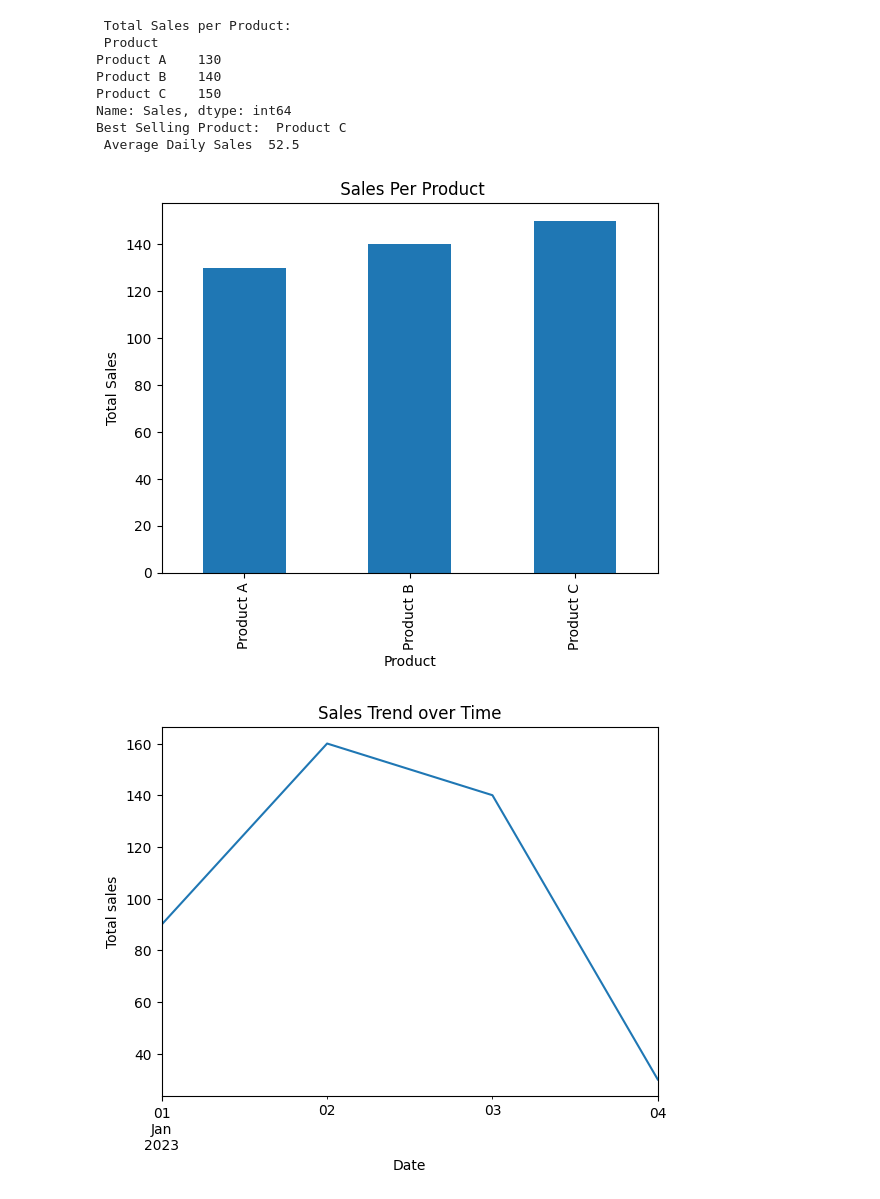
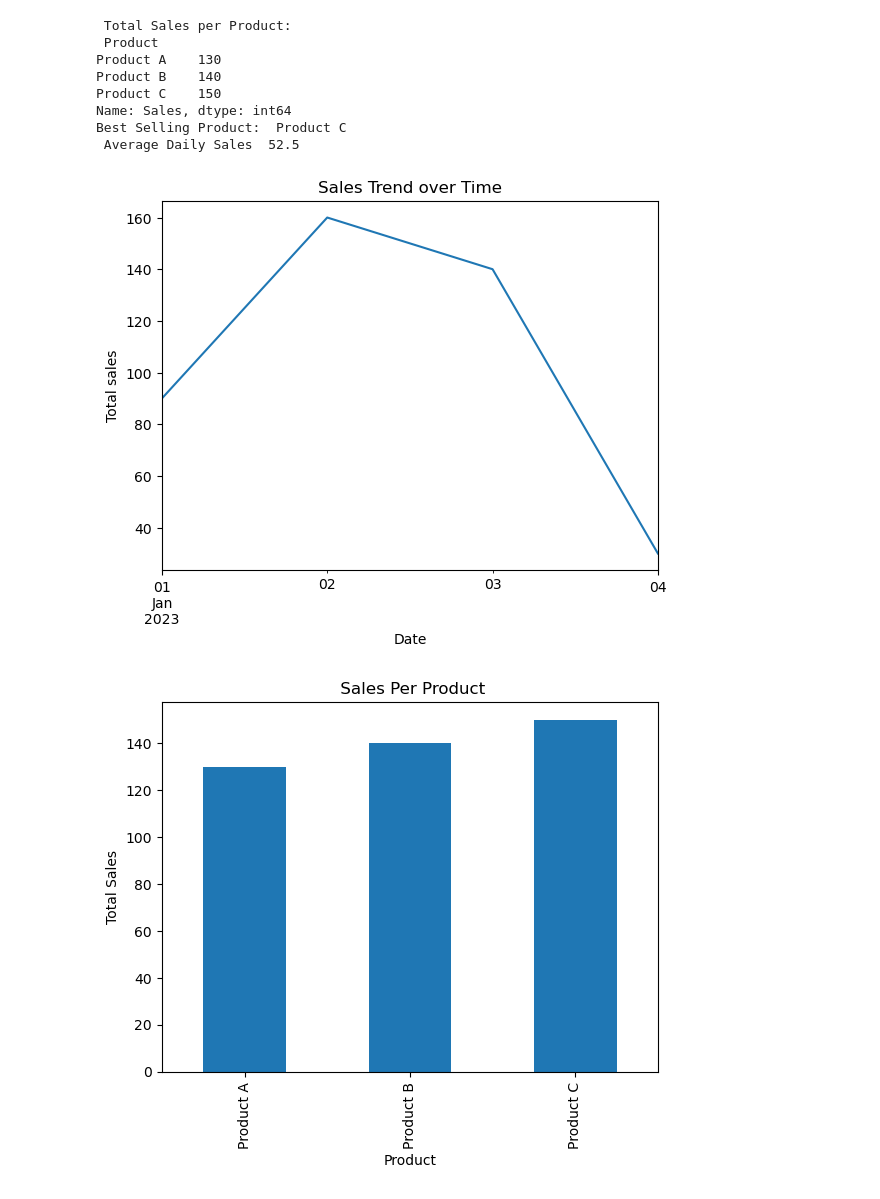
Before and after one commit to informatykaw21/data_engineering_project, a Jupyter notebook: Data_Engineering_Project.ipynb, the cells around one changed output. Cells and saved outputs as stored; diff of their text form; code cells hidden in the pictures.

```diff
--- a/Data_Engineering_Project.ipynb
+++ b/Data_Engineering_Project.ipynb
@@ -2,39 +2,48 @@
 import pandas as pd
 import matplotlib.pyplot as plt
 
-# Read Data: Load the CSV data into a Pandas DataFrame.
 
+'''
+Python class RetailSalesAnalyzer with methods for loading data, cleaning, calculating statistics.
+'''
 class RetailSalesAnalyzer:
   def __init__(self):
     self.data = pd.read_csv('retail_sales.csv')
     self.data['Date'] = pd.to_datetime(self.data['Date'])
 
-#  Data Cleaning
-# remove rows with missing values in any column.
 
   def data_clean(self):
+    '''
+    Remove rows with missing values in any column.
+    '''
     self.data.dropna(inplace=True)
 
-# Class and Function
-# Python class RetailSalesAnalyzer with methods for  loading data,calculating statistics.
 
-# Data Manipulation and Analysis
-
-# Calculate total sales per product.
   def total_sales_per_product(self):
+    '''
+    Calculate total sales per product.
+    '''
     return self.data.groupby('Product')['Sales'].sum()
 
-#  Identify the best-selling product.
 
   def best_selling_product(self):
+    '''
+    Identify the best-selling product.
+    '''
     return self.total_sales_per_product().sort_values(ascending=False).index[0]
 
-# Compute average daily sales
 
   def average_daily_Sales(self):
+    '''
+    Compute average daily sales.
+    '''
     return self.data['Sales'].mean()
 
+
   def plot_sales_trend(self):
+    '''
+    Total sales over time visualisation
+    '''
     self.data.groupby('Date')['Sales'].sum().plot(kind='line')
     plt.title('Sales Trend over Time')
     plt.xlabel('Date')
@@ -42,32 +51,36 @@ class RetailSalesAnalyzer:
     plt.show()
 
   def plot_sales_per_product(self):
+    '''
+    Total sales grouped by products visualisation
+    '''
     self.total_sales_per_product().plot(kind='bar')
     plt.title(" Sales Per Product")
     plt.xlabel('Product')
     plt.ylabel('Total Sales')
     plt.show()
 # %%
-#instance of RetailSalesAnalyzer, calls its method
 
+'''
+instance of RetailSalesAnalyzer, calls its method
+'''
 analyzer = RetailSalesAnalyzer()
-
 #displays the results
 print(' Total Sales per Product: \n', analyzer.total_sales_per_product())
 print('Best Selling Product: ', analyzer.best_selling_product())
 print(' Average Daily Sales ', analyzer.average_daily_Sales())
 
-#creates visualizations
+#displays visualizations
+analyzer.plot_sales_trend()
 analyzer.plot_sales_per_product()
-analyzer.plot_sales_trend()
 # %% [output]
  Total Sales per Product:
  Product
 Product A    130
 Product B    140
 Product C    150
 Name: Sales, dtype: int64
 Best Selling Product:  Product C
  Average Daily Sales  52.5
-[figure, old version]
+[figure, new version]
-[figure, old version]
+[figure, new version]
```
